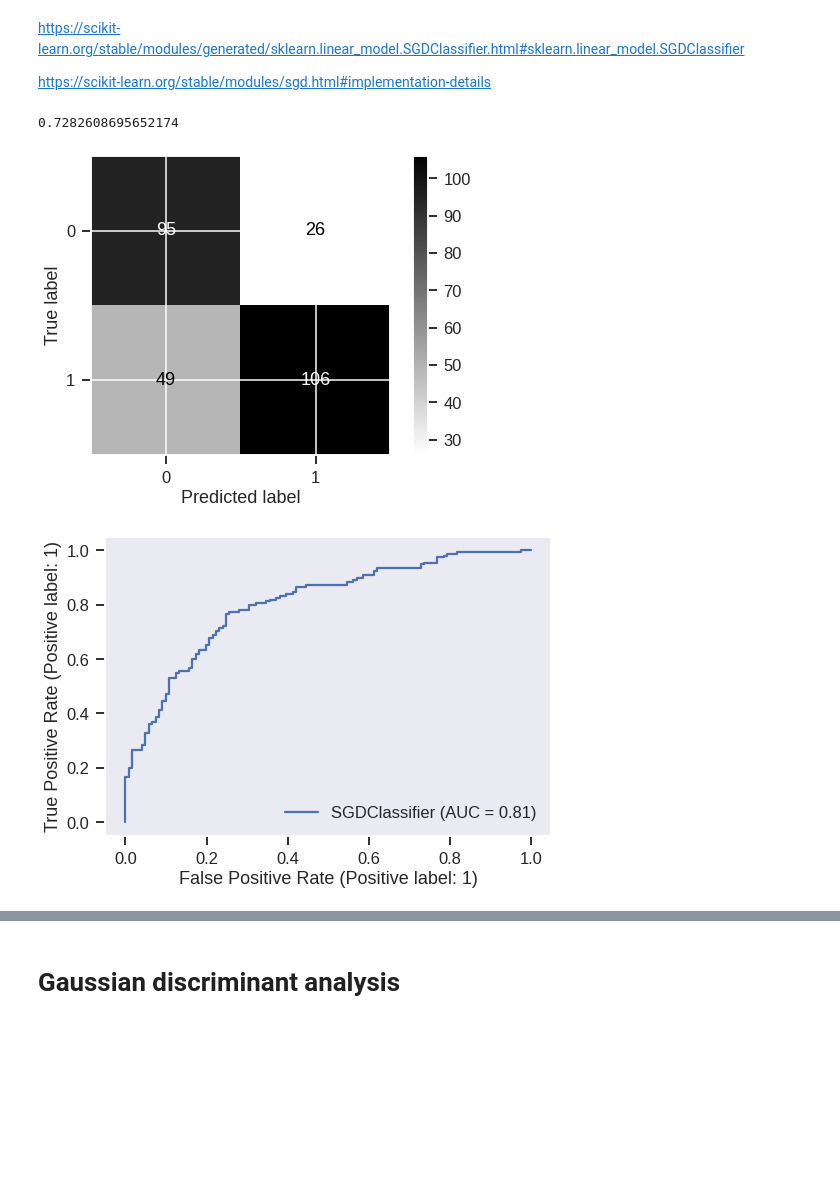
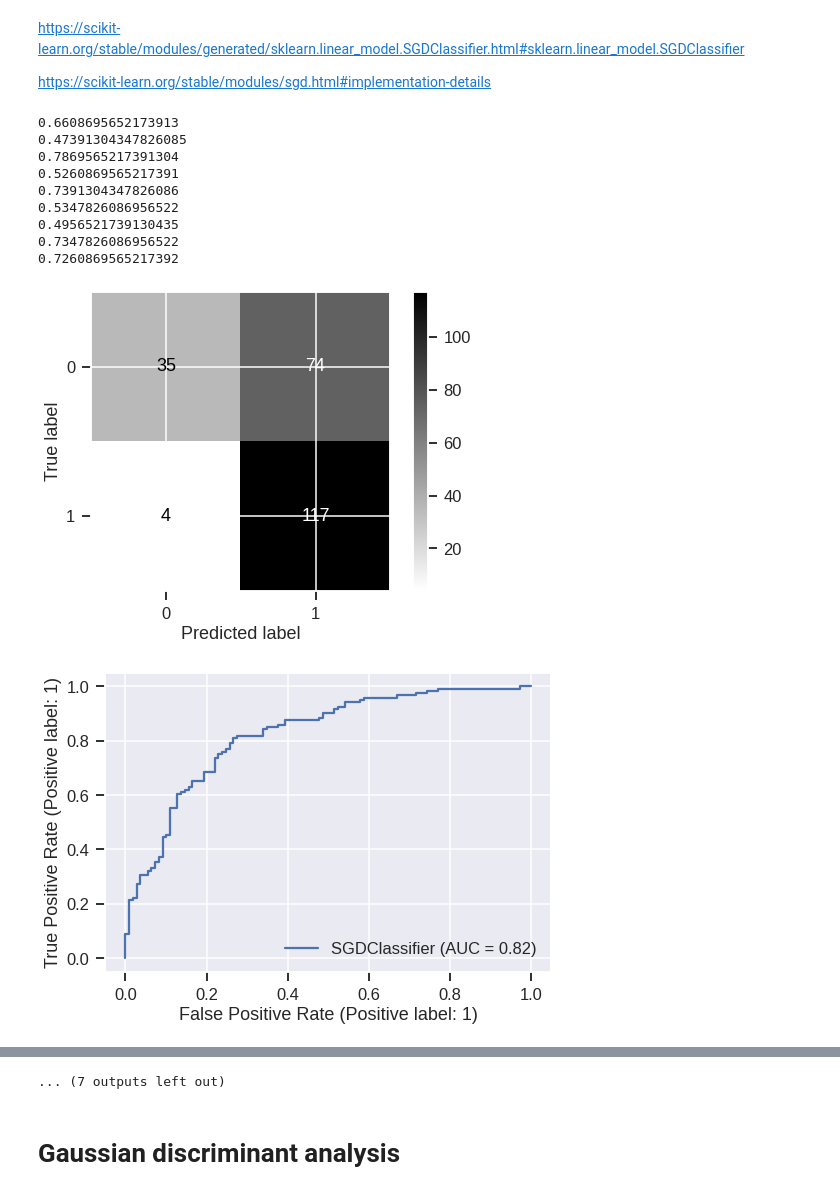
Before and after one commit to MichaelPlug/FDS_Project_HFD, a Jupyter notebook: Project_notebook.ipynb, the cells around one changed output, grey strips where cells are left out. Cells and saved outputs as stored; diff of their text form; code cells hidden in the pictures; blank space fills up the shorter version.

```diff
--- a/Project_notebook.ipynb
+++ b/Project_notebook.ipynb
@@ -617,7 +576,7 @@ Applying the **LINEAR REGRESSION**, what is the best dataset?
 # %%
 y = df['HeartDisease']
 df.drop("HeartDisease",axis=1,inplace=True)
-X_train, X_test,y_train,y_test = train_test_split(df,y,test_size=0.3)
+X_train, X_test,y_train,y_test = train_test_split(df,y,test_size=0.25)
 X_train_delCols, X_test_delCols,y_train_delCols,y_test_delCols = clean("delCols", X_train, X_test,y_train,y_test)
 X_train_delRows, X_test_delRows,y_train_delRows,y_test_delRows = clean("delRows", X_train, X_test,y_train,y_test)
 X_train_addMean, X_test_addMean,y_train_addMean,y_test_addMean = clean("addMean", X_train, X_test,y_train,y_test)
@@ -749,16 +708,27 @@ https://scikit-learn.org/stable/modules/generated/sklearn.linear_model.SGDClassi
 
 https://scikit-learn.org/stable/modules/sgd.html#implementation-details
 # %%
-lr = SGDClassifier(max_iter=10000, alpha=0.003)
-lr.fit(X_train_addCol,y_train_addCol)
-pred = lr.predict(X_test_addCol)
-print(metrics.accuracy_score(pred,y_test_addCol))
-plot_confusion_matrix(lr, X_test_addCol, y_test_addCol,cmap="binary")
+from sklearn.linear_model import SGDRegressor
 
-metrics.plot_roc_curve(lr, X_test_addCol, y_test_addCol)
-plt.grid(False)
-plt.show()
+for i in [0.0001, 0.0003, 0.001, 0.003, 0.01, 0.03, 0.1, 0.3, 1.0]:
+    lr = SGDClassifier(max_iter=10000, alpha=i)
+    lr.fit(X_train_addCol,y_train_addCol)
+    pred = lr.predict(X_test_addCol)
+    print(metrics.accuracy_score(pred,y_test_addCol))
+    plot_confusion_matrix(lr, X_test_addCol, y_test_addCol,cmap="binary")
+
+    metrics.plot_roc_curve(lr, X_test_addCol, y_test_addCol)
+    #plt.grid(False)
+    #plt.show()
 # %% [output]
-0.7282608695652174
+0.6608695652173913
+0.47391304347826085
+0.7869565217391304
+0.5260869565217391
+0.7391304347826086
+0.5347826086956522
+0.4956521739130435
+0.7347826086956522
+0.7260869565217392
-[figure, old version]
+[figure, new version]
-[figure, old version]
+[figure, new version]
@@ -765,3 +744,4 @@ plt.show()
+... (7 outputs left out)
 # %% [markdown]
 # Gaussian discriminant analysis
 # %% [markdown]
```
Also changed, not shown: parts of 16 cells of this notebook, 1 other file.
